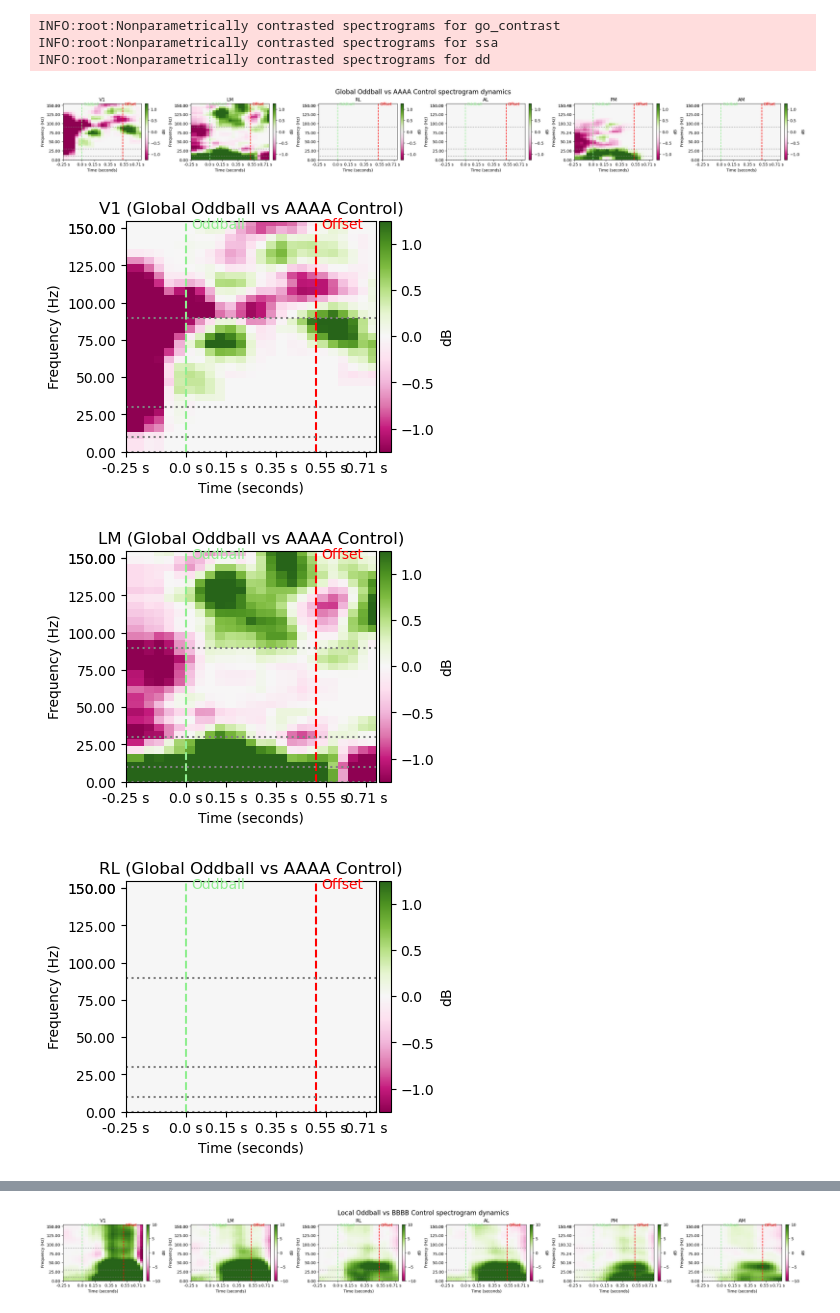
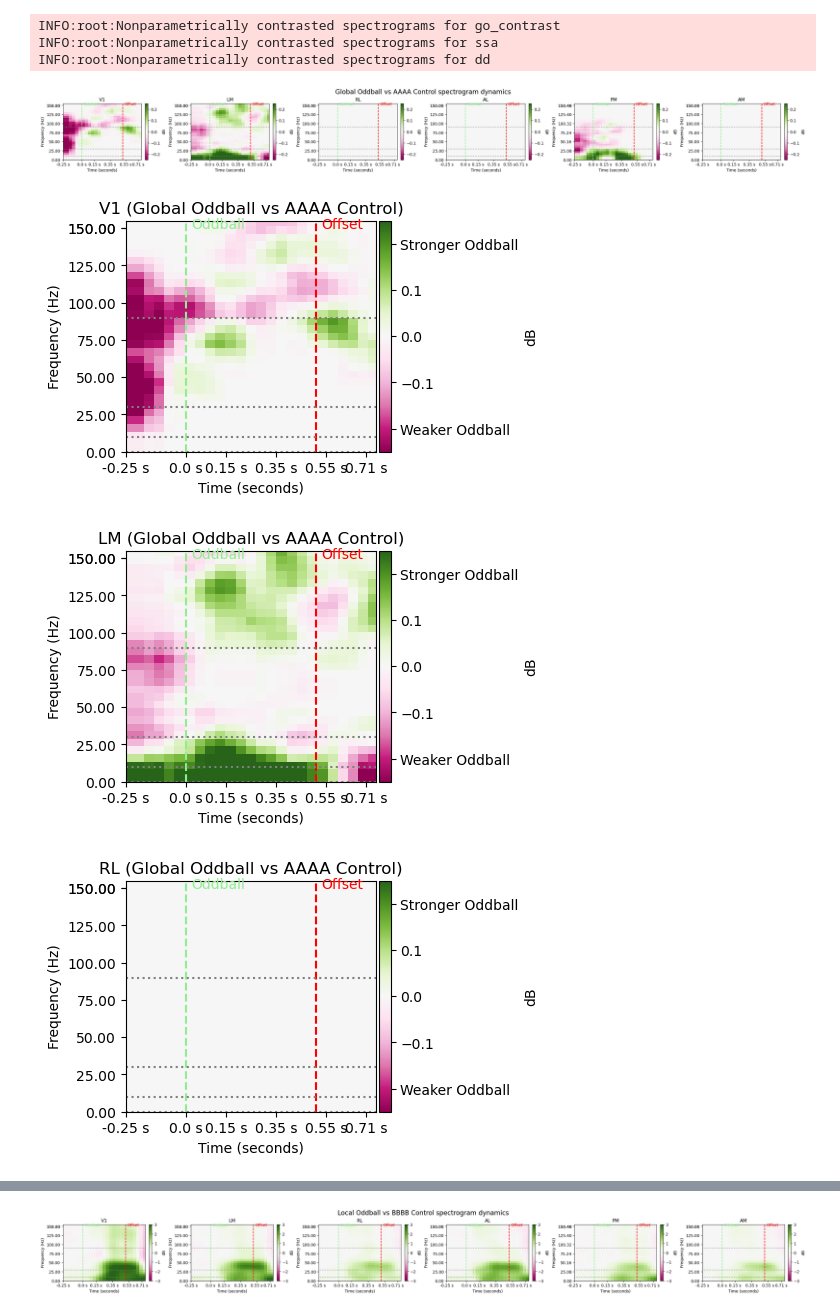
Before and after one commit to BastosLab/electropysiology, a Jupyter notebook: notebooks/passiveglo/grand_spectrogram_nonparametric4-3.ipynb, the cells around one changed output, grey strips where cells are left out. Drawn from its saved outputs; the diff is of its cells as text; code cells hidden in the pictures.

Commit message:
notebooks.passiveglo.grand_spectrogram_nonparametric: run the tests and plot
Signed-off-by: Eli Sennesh <eli.sennesh@vanderbilt.edu>

```diff
--- a/notebooks/passiveglo/grand_spectrogram_nonparametric4-3.ipynb
+++ b/notebooks/passiveglo/grand_spectrogram_nonparametric4-3.ipynb
@@ -124,22 +124,22 @@ for (name, _, _) in CONTRASTS:
     contrasts[name].pickle("/mnt/data/000253/spectrogram_contrasts_4-3_" + name + '_05')
 # %%
 CONTRAST_VMAXES = {
-    "go_contrast": 1.25,
-    "ssa": 10,
-    "dd": 10,
+    "go_contrast": 0.25,
+    "ssa": 3,
+    "dd": 1,
 }
 # %%
 for (name, _, _) in CONTRASTS:
     contrast_title = functools.partial(contrast_stattitle, name)
     contrast_tfrs = contrasts[name]
     contrast_tfrs.plot(signals=anatomical_areas, sigtitle=stattitle, cmap='PiYG', vmax=CONTRAST_VMAXES[name], vmin=-CONTRAST_VMAXES[name], title=CONTRAST_TITLES[name] + " spectrogram dynamics",
-                         figure="spectrogram_contrasts_4-3_%s_05.pdf" % name, **EVENTS)
+                       figure="spectrogram_contrasts_4-3_%s_05.pdf" % name, **EVENTS)
     for area in anatomical_areas:
         os.makedirs("spectrogram_contrasts_4-3_%s_05/" % name, exist_ok=True)
         contrast_tfrs.signals[area].plot(title=contrast_title(area, contrasts[name].signals[area]), cmap='PiYG', vmax=CONTRAST_VMAXES[name], vmin=-CONTRAST_VMAXES[name],
-                                           filename="spectrogram_contrasts_4-3_%s_05/%s.pdf" % (name, area), **EVENTS)
+                                         filename="spectrogram_contrasts_4-3_%s_05/%s.pdf" % (name, area), cbar_ends=("Stronger Oddball", "Weaker Oddball"), **EVENTS)
 # %% [output]
-[figure, old version]
+[figure, new version]
-[figure, old version]
+[figure, new version]
-[figure, old version]
+[figure, new version]
-[figure, old version]
+[figure, new version]
@@ -149 +149 @@ for (name, _, _) in CONTRASTS:
-[figure, old version]
+[figure, new version]
```
Also changed, not shown: parts of 2 cells of this notebook.
